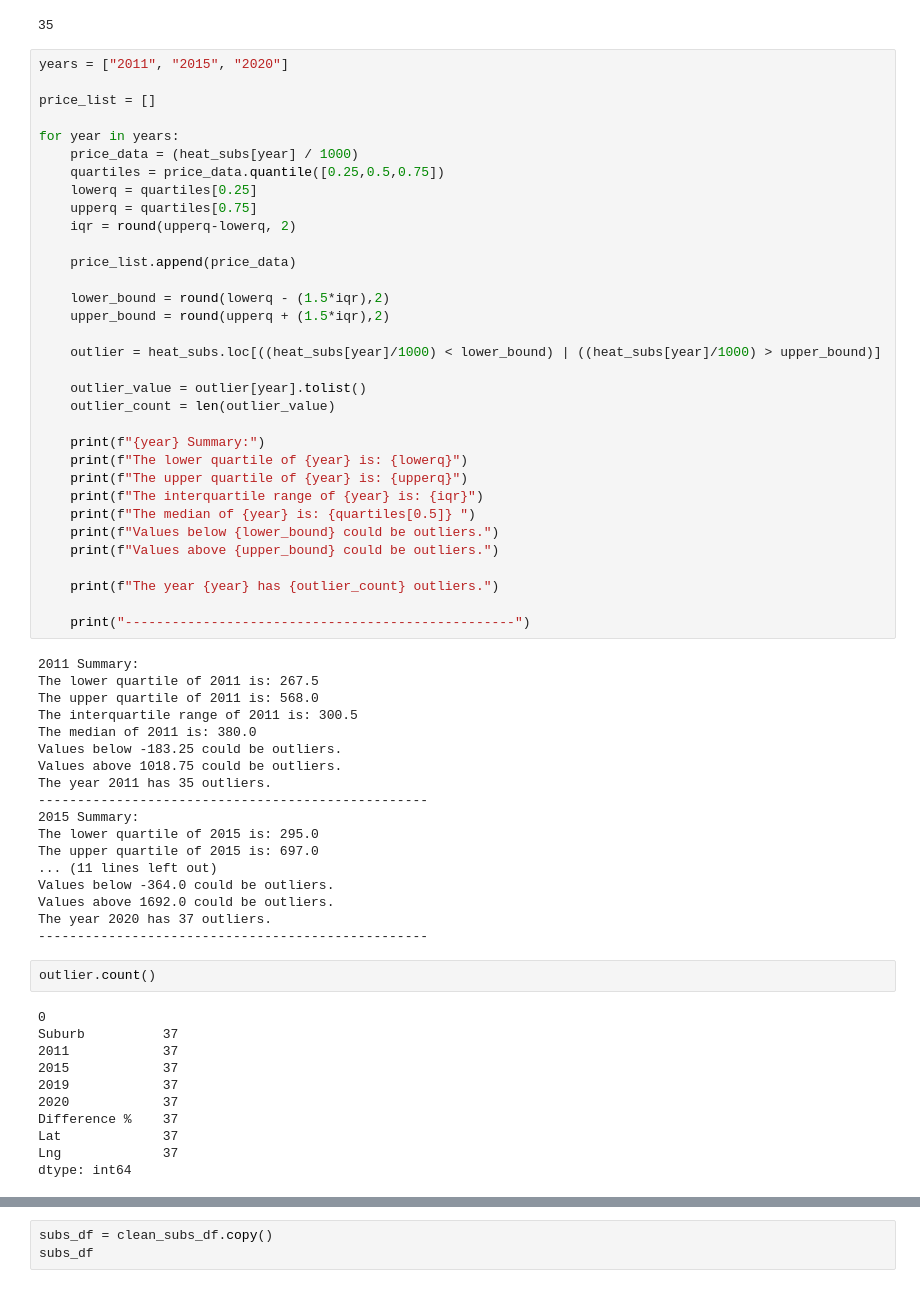
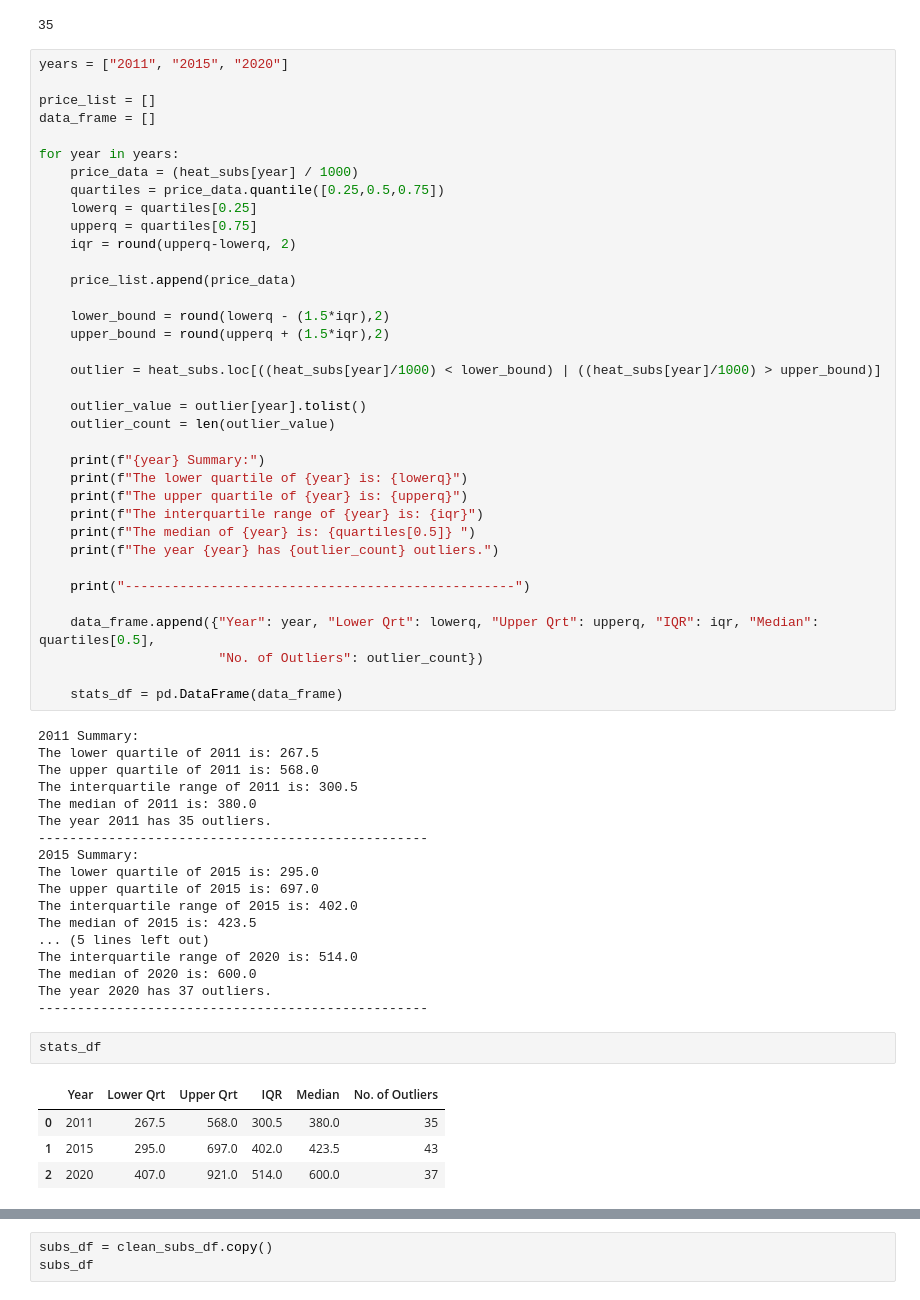
Before and after one commit to LP-116/Project-1, a Jupyter notebook: final suburb analysis.ipynb, the cells around one changed output, grey strips where cells are left out. Drawn from its saved outputs; the diff is of its cells as text.

```diff
--- a/final suburb analysis.ipynb
+++ b/final suburb analysis.ipynb
@@ -355,6 +355,7 @@ len(outlier_value)
 years = ["2011", "2015", "2020"]
 
 price_list = []
+data_frame = []
 
 for year in years:
     price_data = (heat_subs[year] / 1000)
@@ -378,42 +379,38 @@ for year in years:
     print(f"The upper quartile of {year} is: {upperq}")
     print(f"The interquartile range of {year} is: {iqr}")
     print(f"The median of {year} is: {quartiles[0.5]} ")
-    print(f"Values below {lower_bound} could be outliers.")
-    print(f"Values above {upper_bound} could be outliers.")
-
     print(f"The year {year} has {outlier_count} outliers.")
 
     print("--------------------------------------------------")
+
+    data_frame.append({"Year": year, "Lower Qrt": lowerq, "Upper Qrt": upperq, "IQR": iqr, "Median": quartiles[0.5],
+                       "No. of Outliers": outlier_count})
+
+    stats_df = pd.DataFrame(data_frame)
 # %% [output]
 2011 Summary:
 The lower quartile of 2011 is: 267.5
 The upper quartile of 2011 is: 568.0
 The interquartile range of 2011 is: 300.5
 The median of 2011 is: 380.0
-Values below -183.25 could be outliers.
-Values above 1018.75 could be outliers.
 The year 2011 has 35 outliers.
 --------------------------------------------------
 2015 Summary:
 The lower quartile of 2015 is: 295.0
 The upper quartile of 2015 is: 697.0
-... (11 lines left out)
-Values below -364.0 could be outliers.
-Values above 1692.0 could be outliers.
+The interquartile range of 2015 is: 402.0
+The median of 2015 is: 423.5
+... (5 lines left out)
+The interquartile range of 2020 is: 514.0
+The median of 2020 is: 600.0
 The year 2020 has 37 outliers.
 --------------------------------------------------
-# %%
-outlier.count()
-# %% [output]
-0
-Suburb          37
-2011            37
-2015            37
-2019            37
-2020            37
-Difference %    37
-Lat             37
-Lng             37
-dtype: int64
+# %%
+stats_df
+# %% [output]
+|  | Year | Lower Qrt | Upper Qrt | IQR | Median | No. of Outliers |
+| 0 | 2011 | 267.5 | 568.0 | 300.5 | 380.0 | 35 |
+| 1 | 2015 | 295.0 | 697.0 | 402.0 | 423.5 | 43 |
+| 2 | 2020 | 407.0 | 921.0 | 514.0 | 600.0 | 37 |
 # %%
 fig1, ax1 = plt.subplots(figsize=(7, 7))
```
Also changed, not shown: parts of 1 cell of this notebook.
